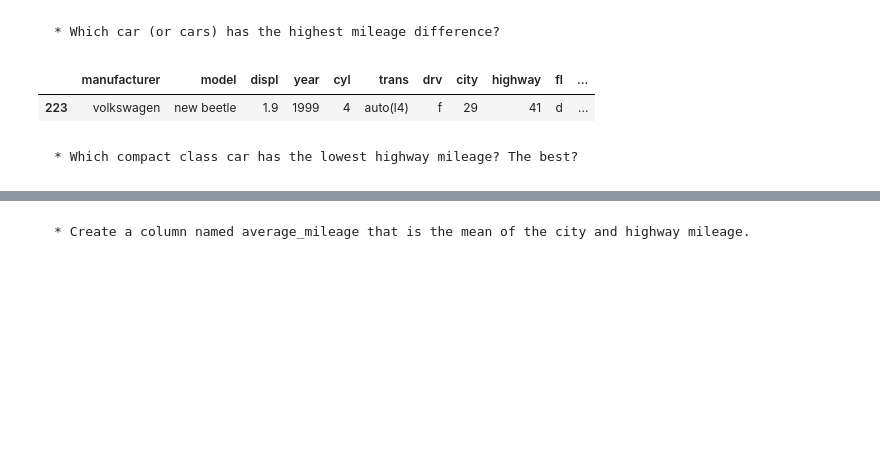
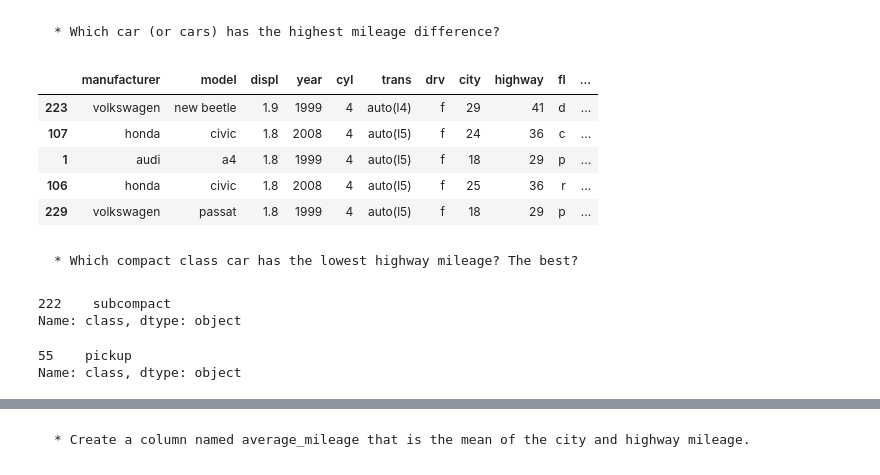
Before and after one commit to Msalazar2/numpy-pandas-visualization-exercises, a Jupyter notebook: pandas_dataframes.ipynb, the cells around one changed output, grey strips where cells are left out. Saved outputs shown, nothing was run; the diff lists cells and outputs as text; code cells hidden in the pictures; blank space fills up the shorter version.

```diff
--- a/pandas_dataframes.ipynb
+++ b/pandas_dataframes.ipynb
@@ -552,10 +556,24 @@ mpg.sort_values(by= 'mileage_difference',ascending = False)
 # %% [markdown]
     * Which car (or cars) has the highest mileage difference?
 # %%
-mpg.sort_values(by='mileage_difference', ascending= False).head(1)
+mpg.sort_values(by='mileage_difference', ascending= False).head()
 # %% [output]
 |  | manufacturer | model | displ | year | cyl | trans | drv | city | highway | fl | ... |
 | 223 | volkswagen | new beetle | 1.9 | 1999 | 4 | auto(l4) | f | 29 | 41 | d | ... |
+| 107 | honda | civic | 1.8 | 2008 | 4 | auto(l5) | f | 24 | 36 | c | ... |
+| 1 | audi | a4 | 1.8 | 1999 | 4 | auto(l5) | f | 18 | 29 | p | ... |
+| 106 | honda | civic | 1.8 | 2008 | 4 | auto(l5) | f | 25 | 36 | r | ... |
+| 229 | volkswagen | passat | 1.8 | 1999 | 4 | auto(l5) | f | 18 | 29 | p | ... |
 # %% [markdown]
     * Which compact class car has the lowest highway mileage? The best?
+# %%
+mpg.sort_values(by= 'highway')['class'].tail(1)
+# %% [output]
+222    subcompact
+Name: class, dtype: object
+# %%
+mpg.sort_values(by= 'highway')['class'].head(1)
+# %% [output]
+55    pickup
+Name: class, dtype: object
 # %%
```
Also changed, not shown: parts of 21 cells of this notebook.
